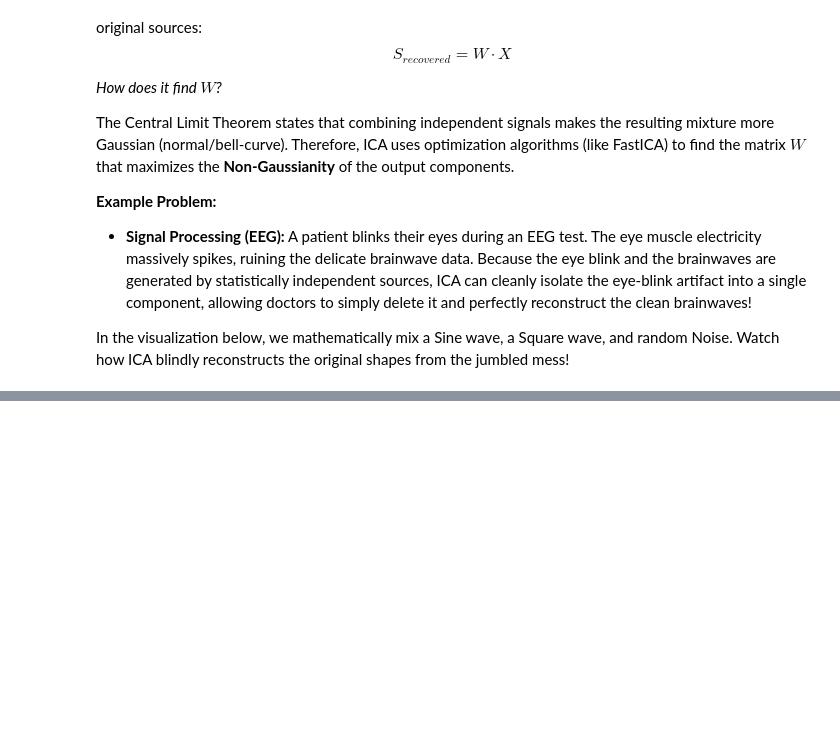
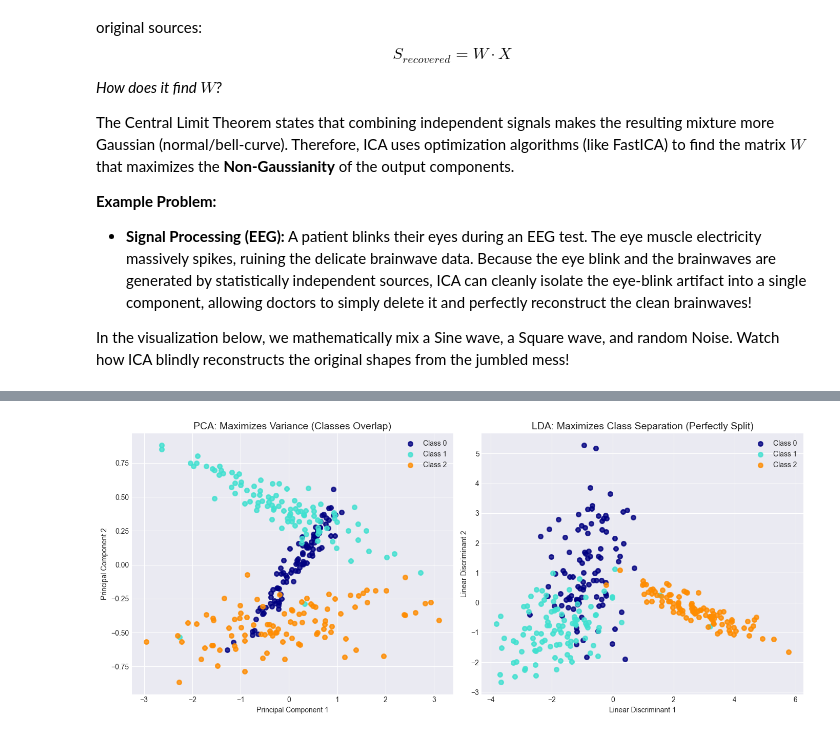
Before and after one commit to alasyariyphysics/learn-machine-learning, a Jupyter notebook: dimensionality_reduction.ipynb, the cells around one changed output, grey strips where cells are left out. Drawn from its saved outputs; the diff is of its cells as text; code cells hidden in the pictures; blank space fills up the shorter version.

```diff
--- a/dimensionality_reduction.ipynb
+++ b/dimensionality_reduction.ipynb
@@ -210,0 +234,43 @@ interactive(children=(FloatSlider(value=0.8, description='Mix Strength', max=1.0
+# %%
+from sklearn.discriminant_analysis import LinearDiscriminantAnalysis
+from sklearn.datasets import make_classification
+
+np.random.seed(42)
+X_class, y_class = make_classification(n_samples=300, n_features=3, n_informative=3,
+                                       n_redundant=0, n_classes=3, n_clusters_per_class=1,
+                                       class_sep=1.5, random_state=42)
+
+transformation = np.array([[1.0, 0.0, 0.0], [0.0, 0.2, 0.0], [0.0, 0.0, 0.2]])
+X_class = np.dot(X_class, transformation)
+
+def plot_pca_vs_lda():
+    pca = PCA(n_components=2)
+    X_pca = pca.fit_transform(X_class)
+
+    lda = LinearDiscriminantAnalysis(n_components=2)
+    X_lda = lda.fit_transform(X_class, y_class)
+
+    fig, (ax1, ax2) = plt.subplots(1, 2, figsize=(14, 6))
+
+    colors = ['navy', 'turquoise', 'darkorange']
+
+    for color, i, target_name in zip(colors, [0, 1, 2], ['Class 0', 'Class 1', 'Class 2']):
+        ax1.scatter(X_pca[y_class == i, 0], X_pca[y_class == i, 1], color=color, alpha=0.8, lw=2, label=target_name)
+    ax1.set_title("PCA: Maximizes Variance (Classes Overlap)", fontsize=14)
+    ax1.set_xlabel("Principal Component 1")
+    ax1.set_ylabel("Principal Component 2")
+    ax1.legend()
+
+    for color, i, target_name in zip(colors, [0, 1, 2], ['Class 0', 'Class 1', 'Class 2']):
+        ax2.scatter(X_lda[y_class == i, 0], X_lda[y_class == i, 1], color=color, alpha=0.8, lw=2, label=target_name)
+    ax2.set_title("LDA: Maximizes Class Separation (Perfectly Split)", fontsize=14)
+    ax2.set_xlabel("Linear Discriminant 1")
+    ax2.set_ylabel("Linear Discriminant 2")
+    ax2.legend()
+
+    plt.tight_layout()
+    plt.show()
+
+plot_pca_vs_lda()
+# %% [output]
+[figure, added]
```
Also changed, not shown: parts of 4 cells of this notebook.
